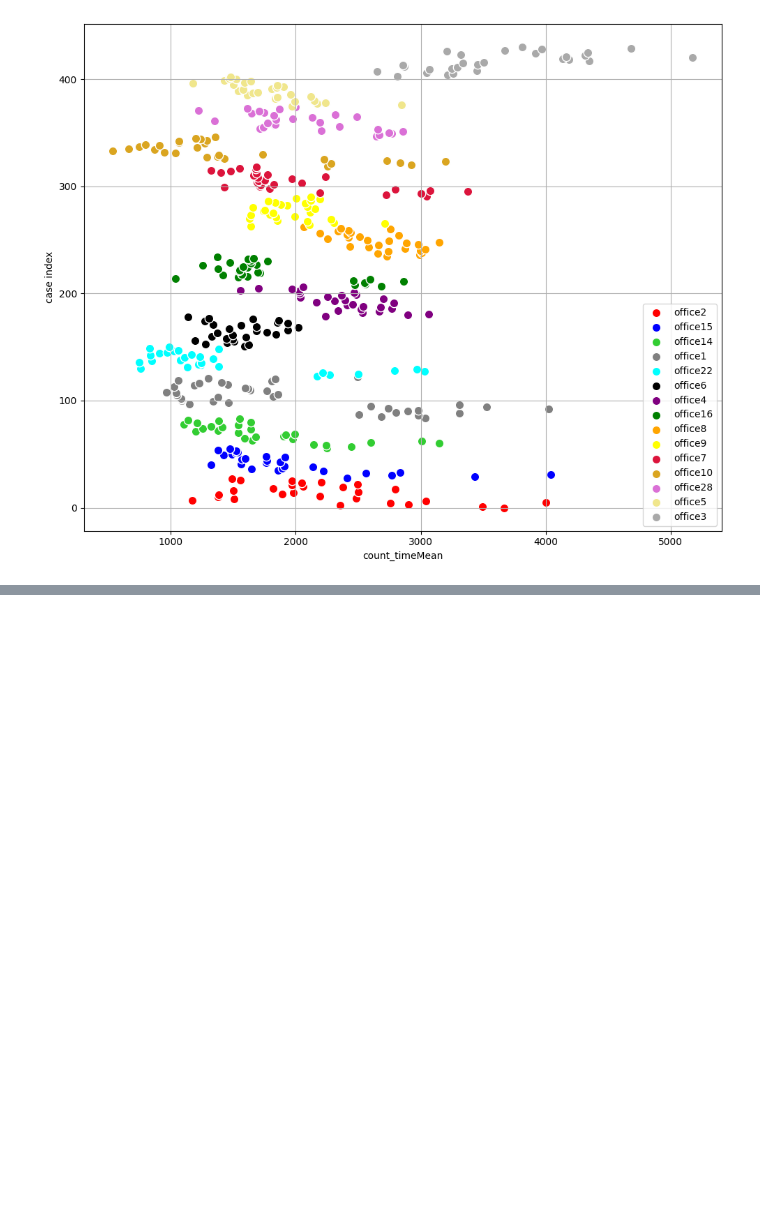
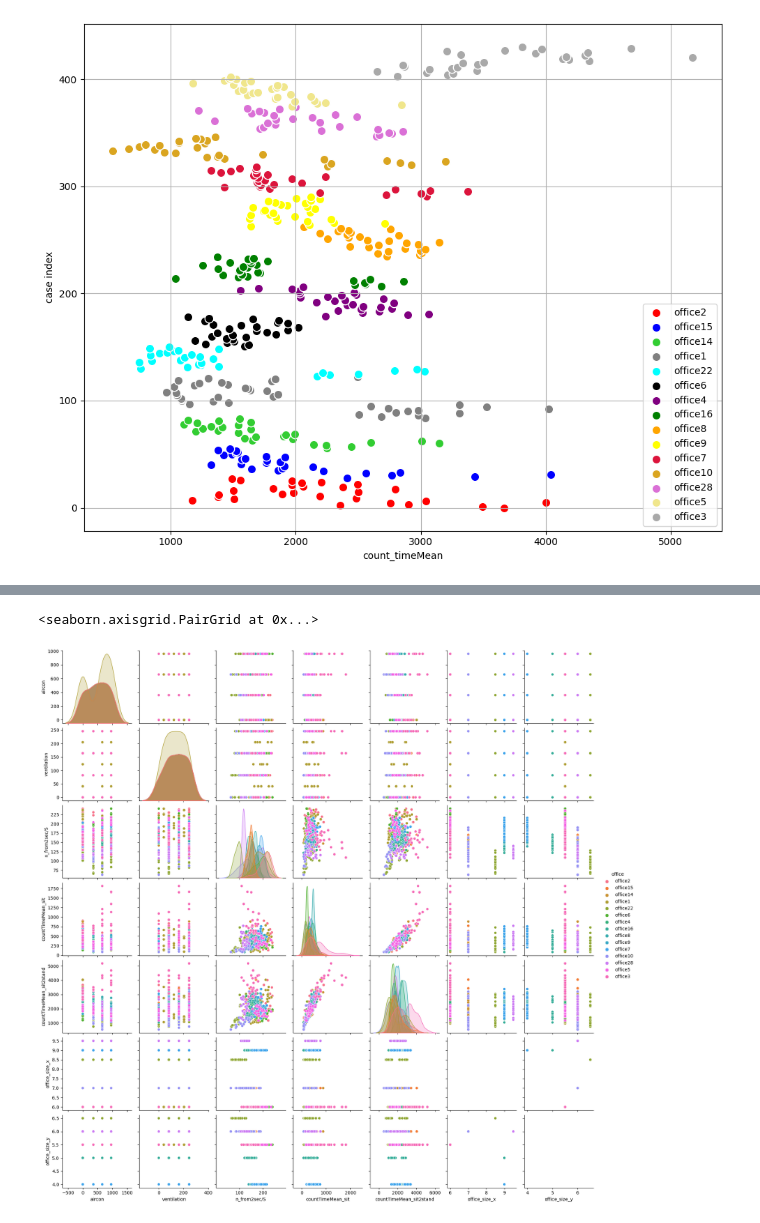
Before and after one commit to Enehentaro/MachineLearning, a Jupyter notebook: NoteBook/TrialAndError.ipynb, the cells around one changed output, grey strips where cells are left out. Saved outputs shown, nothing was run; the diff lists cells and outputs as text; code cells hidden in the pictures; blank space fills up the shorter version.

```diff
--- a/NoteBook/TrialAndError.ipynb
+++ b/NoteBook/TrialAndError.ipynb
@@ -583,0 +586,3 @@ plt.show()
+# %%
+df_summary = pd.read_csv("/mnt/MachineLearning/data/summary_20221216.csv")
+df_summary
@@ -583,0 +603,3 @@ plt.show()
+# %%
+df_eVar = pd.read_csv("/mnt/MachineLearning/data/ExplanatoryVariables.csv")
+df_eVar
@@ -583,0 +620,2 @@ plt.show()
+# %%
+df_total = pd.merge(df_summary,df_eVar, on=["case_name", 'aircon', 'ventilation', 'exhaust'])
@@ -583,0 +632,19 @@ plt.show()
+# %%
+df_core = df_total[[
+        "aircon",
+        "ventilation",
+        "exhaust",
+        "n_from2sec/S",
+        "countTimeMean_sit",
+        "countTimeMean_sit2stand",
+        "office_size_x",
+        "office_size_y",
+        "office"
+    ]]
+# %%
+import seaborn as sns
+
+sns.pairplot(df_core, hue='office')#, diag_kind="hist")
+# %% [output]
+<seaborn.axisgrid.PairGrid at 0x...>
+[figure, added]
```
Also changed, not shown: parts of 29 cells of this notebook, 11 other files.
